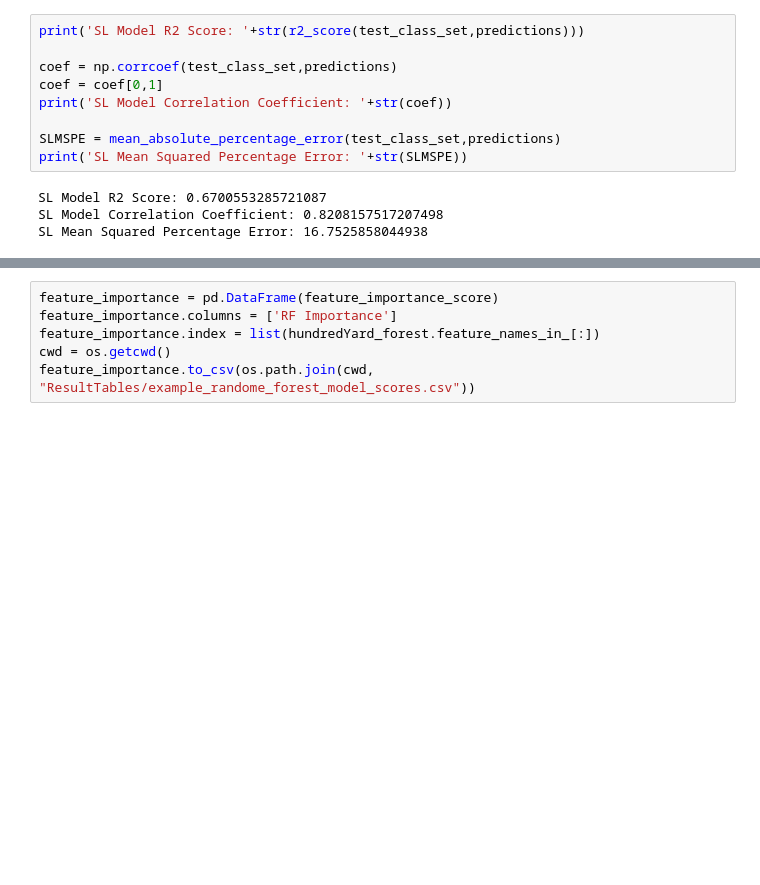
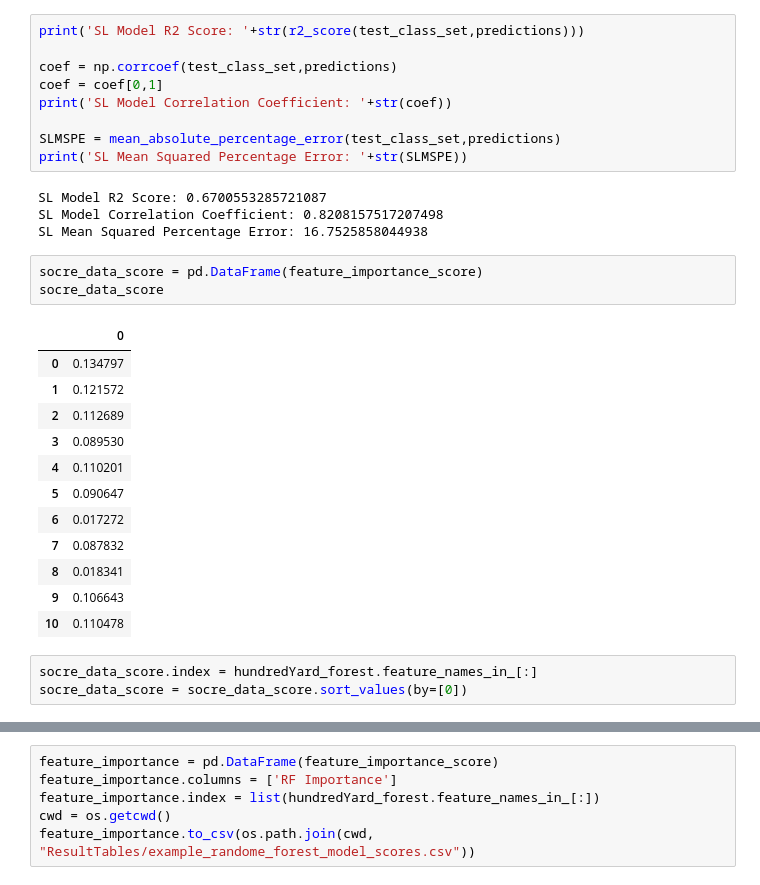
Before and after one commit to SIthodox2286/ADS_year3_project_8, a Jupyter notebook: random_forest_regression_analysis.ipynb, the cells around one changed output, grey strips where cells are left out. Drawn from its saved outputs; the diff is of its cells as text; blank space fills up the shorter version.

```diff
--- a/random_forest_regression_analysis.ipynb
+++ b/random_forest_regression_analysis.ipynb
@@ -136,6 +136,25 @@ print('SL Mean Squared Percentage Error: '+str(SLMSPE))
 SL Model R2 Score: 0.6700553285721087
 SL Model Correlation Coefficient: 0.8208157517207498
 SL Mean Squared Percentage Error: 16.7525858044938
+# %%
+socre_data_score = pd.DataFrame(feature_importance_score)
+socre_data_score
+# %% [output]
+|  | 0 |
+| 0 | 0.134797 |
+| 1 | 0.121572 |
+| 2 | 0.112689 |
+| 3 | 0.089530 |
+| 4 | 0.110201 |
+| 5 | 0.090647 |
+| 6 | 0.017272 |
+| 7 | 0.087832 |
+| 8 | 0.018341 |
+| 9 | 0.106643 |
+| 10 | 0.110478 |
+# %%
+socre_data_score.index = hundredYard_forest.feature_names_in_[:]
+socre_data_score = socre_data_score.sort_values(by=[0])
 # %%
 plt.rcdefaults()
 fig, ax = plt.subplots()
```
Also changed, not shown: parts of 1 cell of this notebook, 3 other files.
